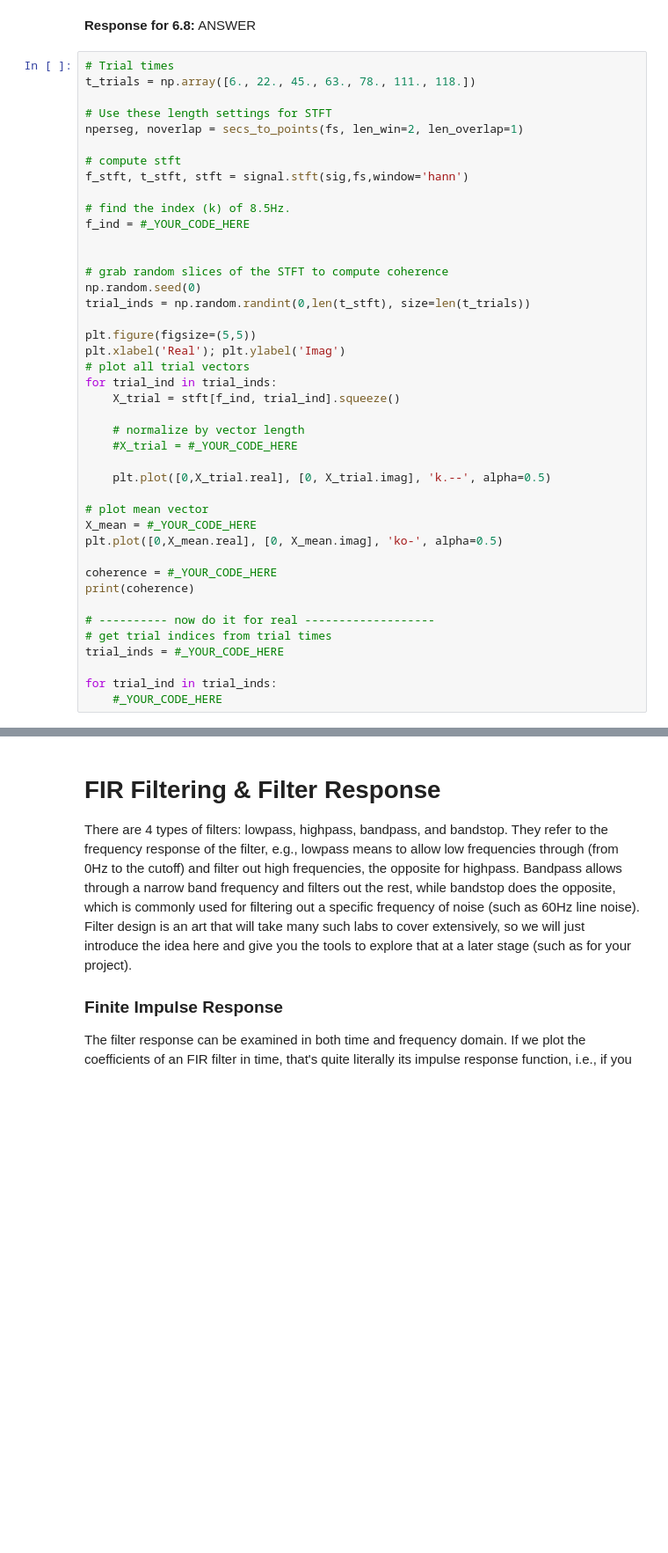
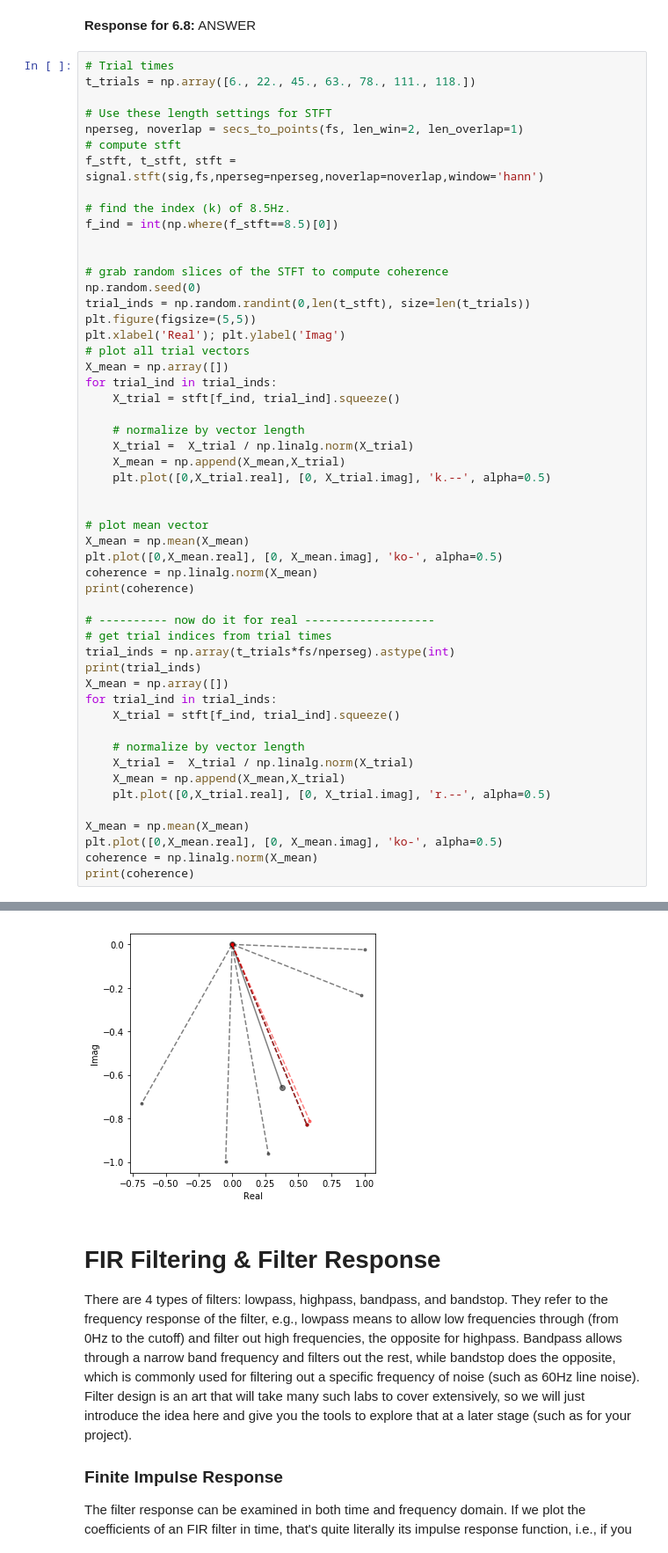
Before and after one commit to kevinice95/COGS118C, a Jupyter notebook: Assignments/A3-TimeFrequencyFiltering.ipynb, the cells around one changed output, grey strips where cells are left out. Shown at 88% size. Cells and saved outputs as stored; diff of their text form; blank space fills up the shorter version.

```diff
--- a/Assignments/A3-TimeFrequencyFiltering.ipynb
+++ b/Assignments/A3-TimeFrequencyFiltering.ipynb
@@ -508,39 +508,50 @@ t_trials = np.array([6., 22., 45., 63., 78., 111., 118.])
 
 # Use these length settings for STFT
 nperseg, noverlap = secs_to_points(fs, len_win=2, len_overlap=1)
-
 # compute stft
-f_stft, t_stft, stft = signal.stft(sig,fs,window='hann')
+f_stft, t_stft, stft = signal.stft(sig,fs,nperseg=nperseg,noverlap=noverlap,window='hann')
 
 # find the index (k) of 8.5Hz.
-f_ind = #_YOUR_CODE_HERE
+f_ind = int(np.where(f_stft==8.5)[0])
 
 
 # grab random slices of the STFT to compute coherence
 np.random.seed(0)
 trial_inds = np.random.randint(0,len(t_stft), size=len(t_trials))
-
 plt.figure(figsize=(5,5))
 plt.xlabel('Real'); plt.ylabel('Imag')
 # plot all trial vectors
+X_mean = np.array([])
 for trial_ind in trial_inds:
     X_trial = stft[f_ind, trial_ind].squeeze()
 
     # normalize by vector length
-    #X_trial = #_YOUR_CODE_HERE
-
+    X_trial =  X_trial / np.linalg.norm(X_trial)
+    X_mean = np.append(X_mean,X_trial)
     plt.plot([0,X_trial.real], [0, X_trial.imag], 'k.--', alpha=0.5)
 
+
 # plot mean vector
-X_mean = #_YOUR_CODE_HERE
+X_mean = np.mean(X_mean)
 plt.plot([0,X_mean.real], [0, X_mean.imag], 'ko-', alpha=0.5)
-
-coherence = #_YOUR_CODE_HERE
+coherence = np.linalg.norm(X_mean)
 print(coherence)
 
 # ---------- now do it for real -------------------
 # get trial indices from trial times
-trial_inds = #_YOUR_CODE_HERE
+trial_inds = np.array(t_trials*fs/nperseg).astype(int)
+print(trial_inds)
+X_mean = np.array([])
+for trial_ind in trial_inds:
+    X_trial = stft[f_ind, trial_ind].squeeze()
 
-for trial_ind in trial_inds:
-    #_YOUR_CODE_HERE
+    # normalize by vector length
+    X_trial =  X_trial / np.linalg.norm(X_trial)
+    X_mean = np.append(X_mean,X_trial)
+    plt.plot([0,X_trial.real], [0, X_trial.imag], 'r.--', alpha=0.5)
+
+X_mean = np.mean(X_mean)
+plt.plot([0,X_mean.real], [0, X_mean.imag], 'ko-', alpha=0.5)
+coherence = np.linalg.norm(X_mean)
+print(coherence)
+# %% [output]
@@ -547,3 +562,4 @@ for trial_ind in trial_inds:
+[figure, added]
 # %% [markdown]
 # FIR Filtering & Filter Response
 There are 4 types of filters: lowpass, highpass, bandpass, and bandstop. They refer to the frequency response of the filter, e.g., lowpass means to allow low frequencies through (from 0Hz to the cutoff) and filter out high frequencies, the opposite for highpass. Bandpass allows through a narrow band frequency and filters out the rest, while bandstop does the opposite, which is commonly used for filtering out a specific frequency of noise (such as 60Hz line noise). Filter design is an art that will take many such labs to cover extensively, so we will just introduce the idea here and give you the tools to explore that at a later stage (such as for your project).
```
Also changed, not shown: parts of 2 cells of this notebook.
